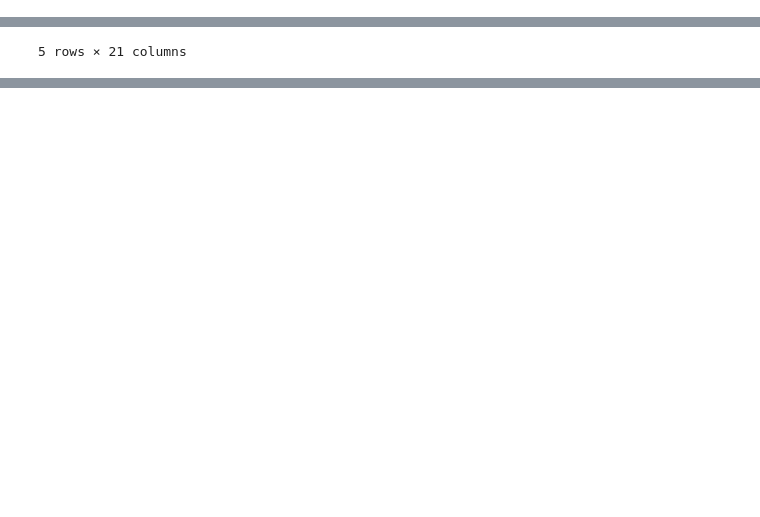
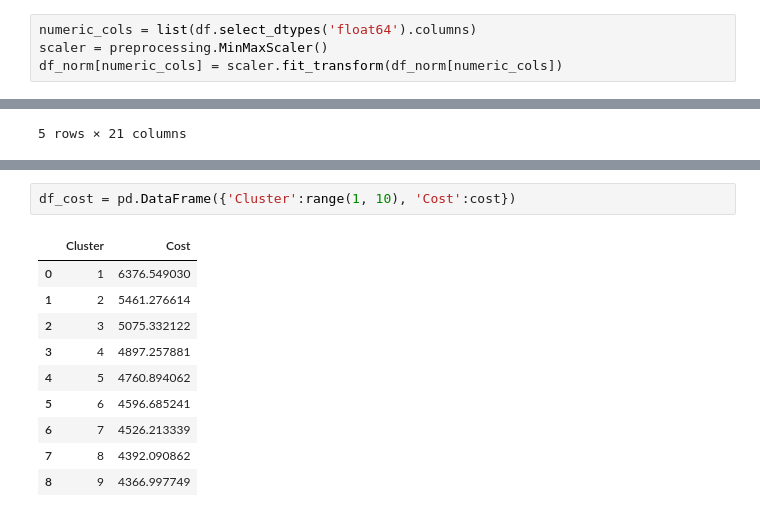
Before and after one commit to eamonoflamancha/duolingo, a Jupyter notebook: Notebooks/Clustering.ipynb, the cells around one changed output, grey strips where cells are left out. Drawn from its saved outputs; the diff is of its cells as text; blank space fills up the shorter version.

```diff
--- a/Notebooks/Clustering.ipynb
+++ b/Notebooks/Clustering.ipynb
@@ -30,3 +17,7 @@ df_norm[['highest_course_progress', 'n_days_on_platform',
+# %%
+numeric_cols = list(df.select_dtypes('float64').columns)
+scaler = preprocessing.MinMaxScaler()
+df_norm[numeric_cols] = scaler.fit_transform(df_norm[numeric_cols])
 # %%
 df_norm.head()
 # %% [output]
@@ -60,0 +95,13 @@ memory usage: 293.1+ KB
+# %%
+df_cost = pd.DataFrame({'Cluster':range(1, 10), 'Cost':cost})
+# %% [output]
+|  | Cluster | Cost |
+| 0 | 1 | 6376.549030 |
+| 1 | 2 | 5461.276614 |
+| 2 | 3 | 5075.332122 |
+| 3 | 4 | 4897.257881 |
+| 4 | 5 | 4760.894062 |
+| 5 | 6 | 4596.685241 |
+| 6 | 7 | 4526.213339 |
+| 7 | 8 | 4392.090862 |
+| 8 | 9 | 4366.997749 |
```
Also changed, not shown: parts of 20 cells of this notebook, 1 other file.
